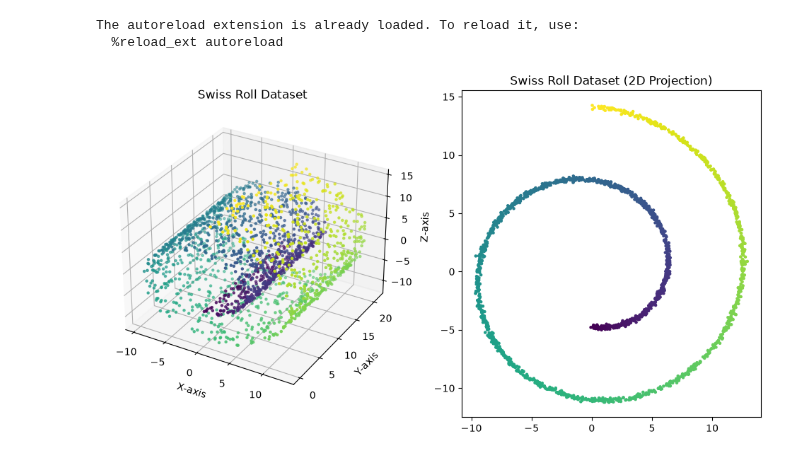
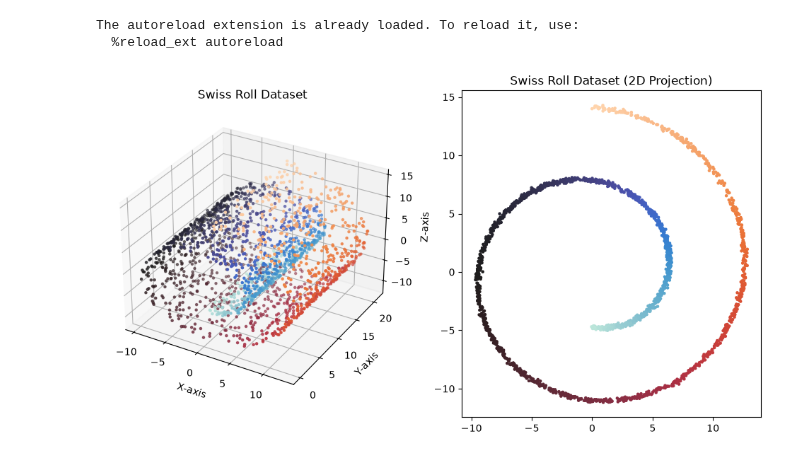
Before and after one commit to Gwendal-Debaussart/Finsler-Embedding, a Jupyter notebook: swissroll_dataset.ipynb, the cells around one changed output. Saved outputs shown, nothing was run; the diff lists cells and outputs as text; code cells hidden in the pictures.

```diff
--- a/swissroll_dataset.ipynb
+++ b/swissroll_dataset.ipynb
@@ -22,20 +22,23 @@ eps_scale = 1.0
 # %%
 X, t = make_swiss_roll(n_samples=N, noise=noise)
 X = torch.from_numpy(X).float()
+# %%
+cmap = sns.diverging_palette(145, 300, s=60, as_cmap=True)
+cmap = sns.color_palette("icefire", as_cmap=True)
 # %%
 fig = plt.figure(figsize=(12, 6))
 ax = fig.add_subplot(121, projection='3d')
-ax.scatter(X[:, 0], X[:, 1], X[:, 2], c=t, cmap=plt.cm.viridis, s=5)
+ax.scatter(X[:, 0], X[:, 1], X[:, 2], c=t, cmap=cmap, s=5)
 ax.set_title("Swiss Roll Dataset")
 ax.set_xlabel("X-axis")
 ax.set_ylabel("Y-axis")
 ax.set_zlabel("Z-axis")
 
 ax = fig.add_subplot(122)
-ax.scatter(X[:, 0], X[:, 2], c=t, cmap=plt.cm.viridis, s=5)
+ax.scatter(X[:, 0], X[:, 2], c=t, cmap=cmap, s=5)
 ax.set_title("Swiss Roll Dataset (2D Projection)")
 plt.show()
 # %% [output]
-[figure, old version]
+[figure, new version]
 # %%
 base_cometric = IdentityCoMetric()
```
Also changed, not shown: parts of 6 cells of this notebook, 16 other files.
